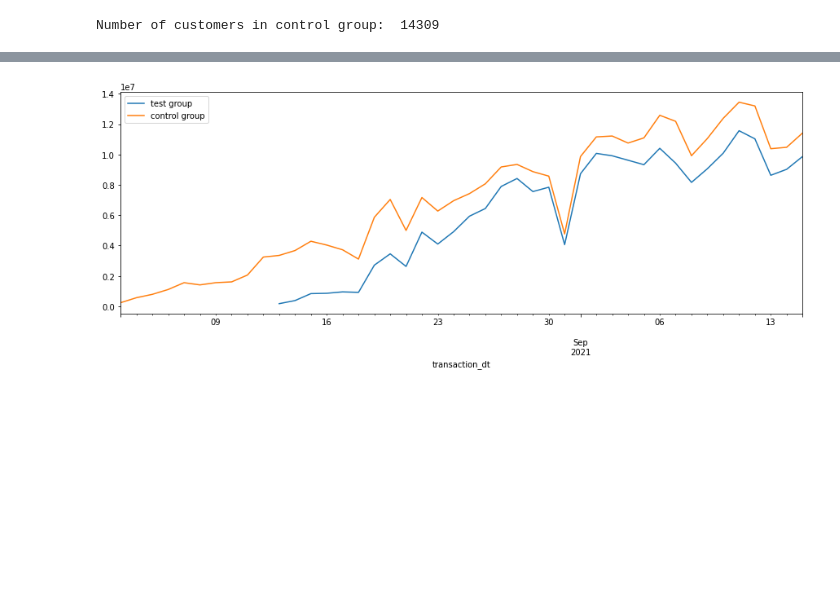
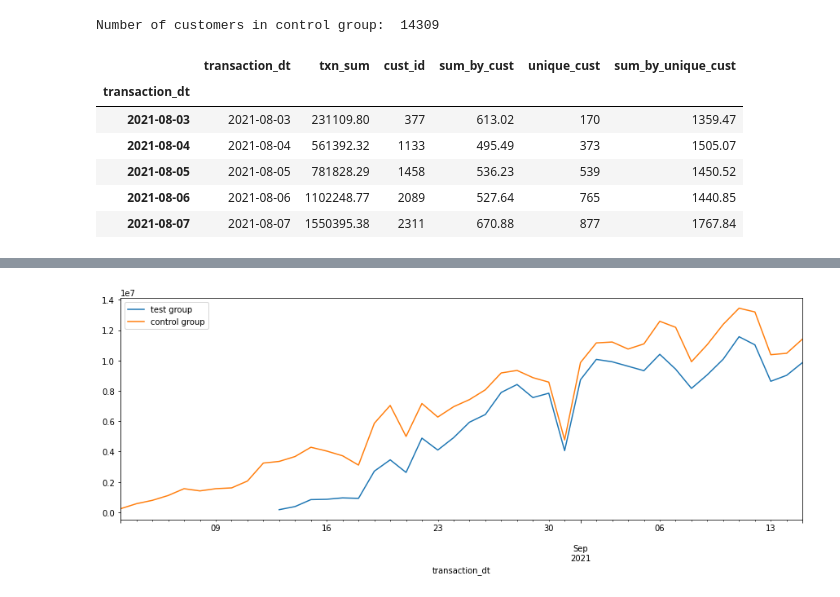
Before and after one commit to daniildzheparov999/digital_compaign_analysis, a Jupyter notebook: hw.ipynb, the cells around one changed output, grey strips where cells are left out. Cells and saved outputs as stored; diff of their text form; code cells hidden in the pictures; blank space fills up the shorter version.

```diff
--- a/hw.ipynb
+++ b/hw.ipynb
@@ -642,3 +643,13 @@ test_group_aggreg.to_csv('data/test_group_aggreg.csv')
 print('Number of customers in control group: ', len(control_group['cust_id'].unique()))
 # %% [output]
 Number of customers in control group:  14309
+# %%
+control_group_aggreg.head()
+# %% [output]
+|  | transaction_dt | txn_sum | cust_id | sum_by_cust | unique_cust | sum_by_unique_cust |
+| transaction_dt |  |  |  |  |  |  |
+| 2021-08-03 | 2021-08-03 | 231109.80 | 377 | 613.02 | 170 | 1359.47 |
+| 2021-08-04 | 2021-08-04 | 561392.32 | 1133 | 495.49 | 373 | 1505.07 |
+| 2021-08-05 | 2021-08-05 | 781828.29 | 1458 | 536.23 | 539 | 1450.52 |
+| 2021-08-06 | 2021-08-06 | 1102248.77 | 2089 | 527.64 | 765 | 1440.85 |
+| 2021-08-07 | 2021-08-07 | 1550395.38 | 2311 | 670.88 | 877 | 1767.84 |
```
Also changed, not shown: parts of 21 cells of this notebook.
